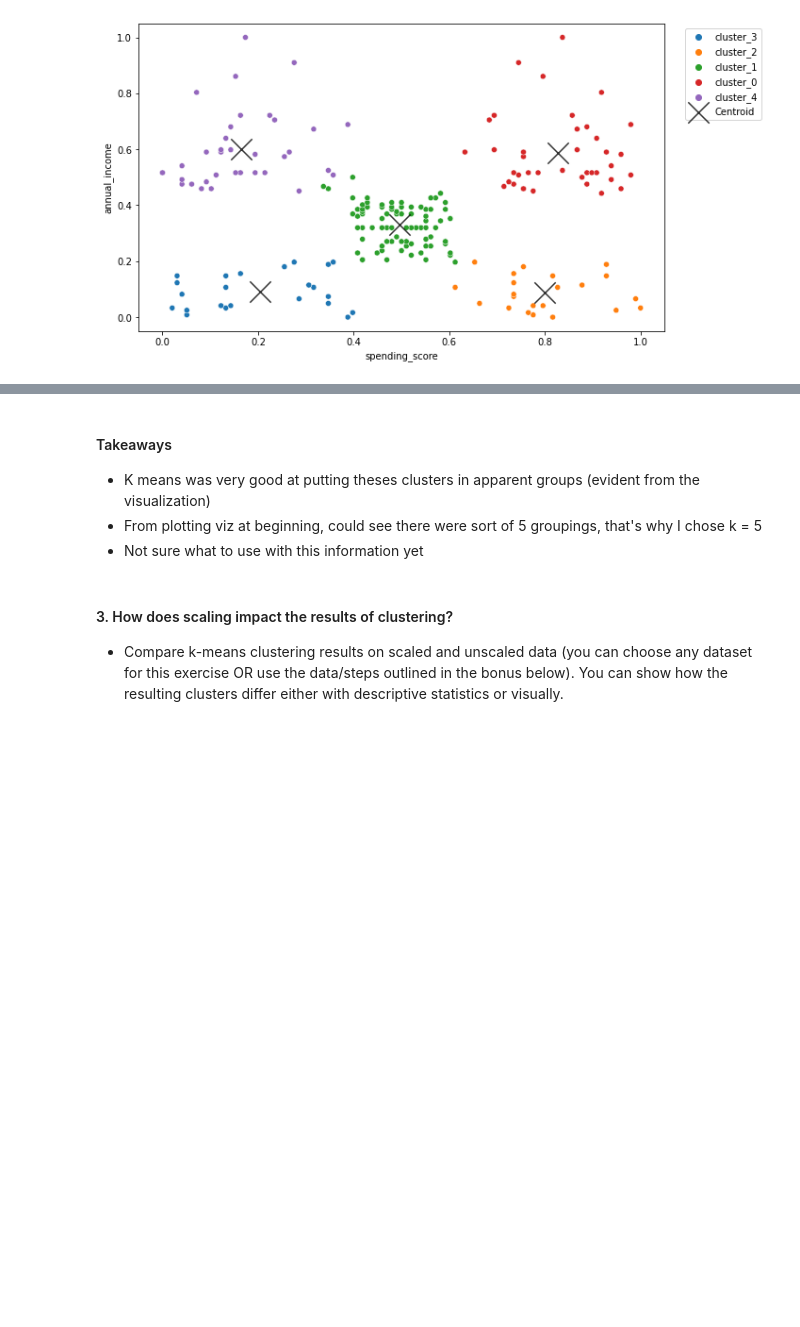
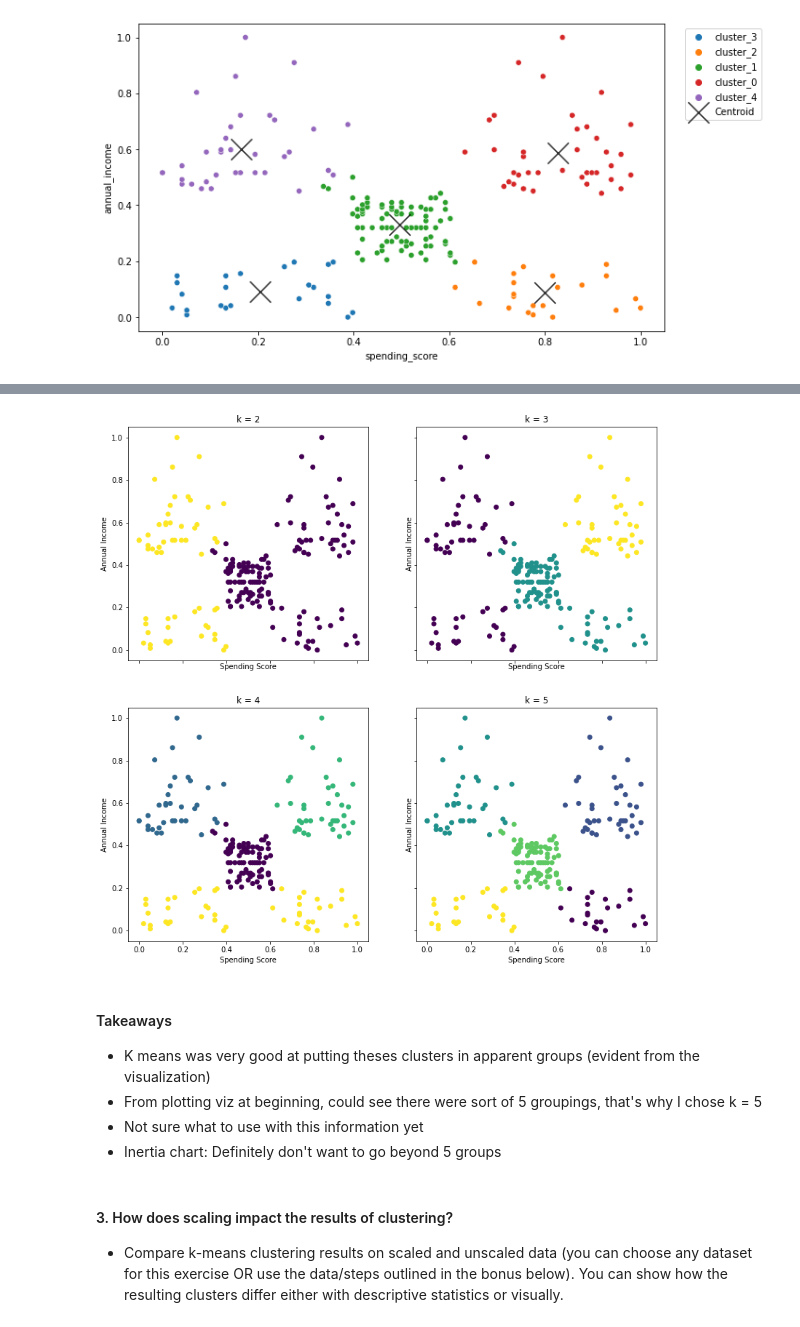
Before and after one commit to HeatherOrtegaMcMillan/clustering-exercises, a Jupyter notebook: modeling.ipynb, the cells around one changed output, grey strips where cells are left out. Saved outputs shown, nothing was run; the diff lists cells and outputs as text; code cells hidden in the pictures; blank space fills up the shorter version.

```diff
--- a/modeling.ipynb
+++ b/modeling.ipynb
@@ -268,8 +280,18 @@ plt.show()
+# %%
+fig, axs = plt.subplots(2,2, figsize=(13, 13), sharex=True, sharey=True)
+
+for ax, k in zip(axs.ravel(), range(2, 6)):
+    clusters = KMeans(k).fit(X_mall_scaled).predict(X_mall_scaled)
+    ax.scatter(X_mall_scaled.spending_score, X_mall_scaled.annual_income, c=clusters)
+    ax.set(title='k = {}'.format(k), xlabel='Spending Score', ylabel='Annual Income')
+# %% [output]
+[figure, added]
 # %% [markdown]
 #### Takeaways
 - K means was very good at putting theses clusters in apparent groups (evident from the visualization)
 - From plotting viz at beginning, could see there were sort of 5 groupings, that's why I chose k = 5
 - Not sure what to use with this information yet
+- Inertia chart: Definitely don't want to go beyond 5 groups
 # %% [markdown]
 #### 3. How does scaling impact the results of clustering?
  - Compare k-means clustering results on scaled and unscaled data (you can choose any dataset for this exercise OR use the data/steps outlined in the bonus below). You can show how the resulting clusters differ either with descriptive statistics or visually.
```
Also changed, not shown: parts of 1 cell of this notebook, 1 other file.
